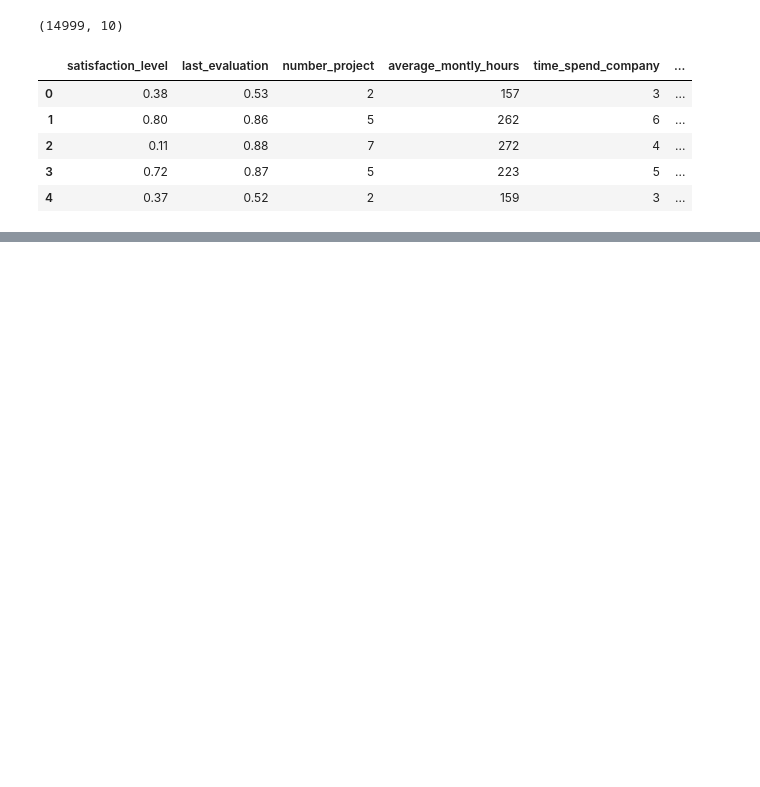
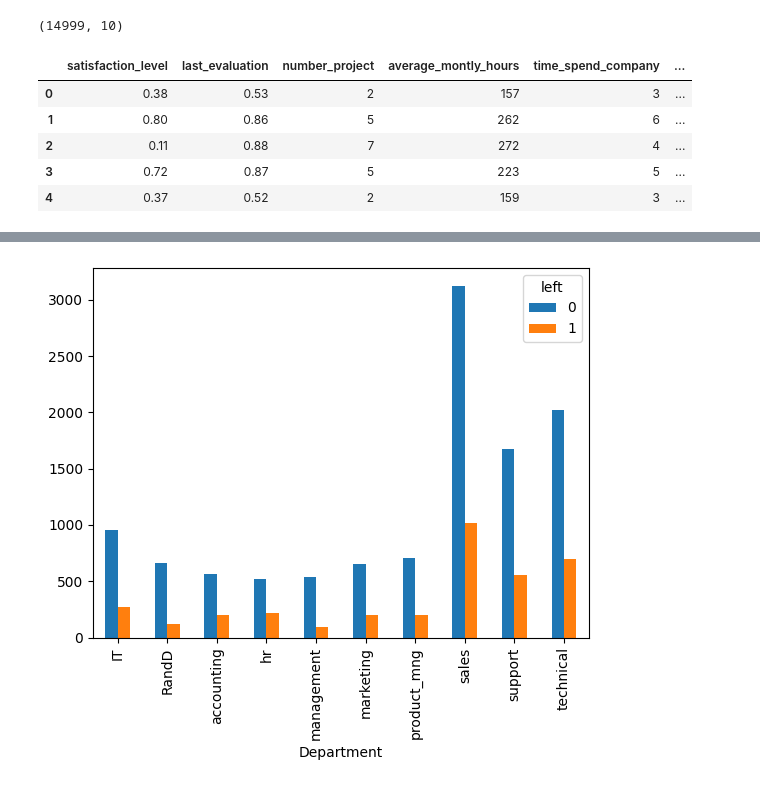
Before and after one commit to VladanT3/Machine_Learning, a Jupyter notebook: Logistic Regression/Binary Classification/Exercise/exercise.ipynb, the cells around one changed output, grey strips where cells are left out. Drawn from its saved outputs; the diff is of its cells as text; code cells hidden in the pictures; blank space fills up the shorter version.

```diff
--- a/Logistic Regression/Binary Classification/Exercise/exercise.ipynb
+++ b/Logistic Regression/Binary Classification/Exercise/exercise.ipynb
@@ -104,0 +52,5 @@ THIS DATASET IS SHIT :)
+# %%
+pd.crosstab(df['Department'], df['left']).plot(kind='bar')
+plt.show()
+# %% [output]
+[figure, added]
```
Also changed, not shown: parts of 26 cells of this notebook.
